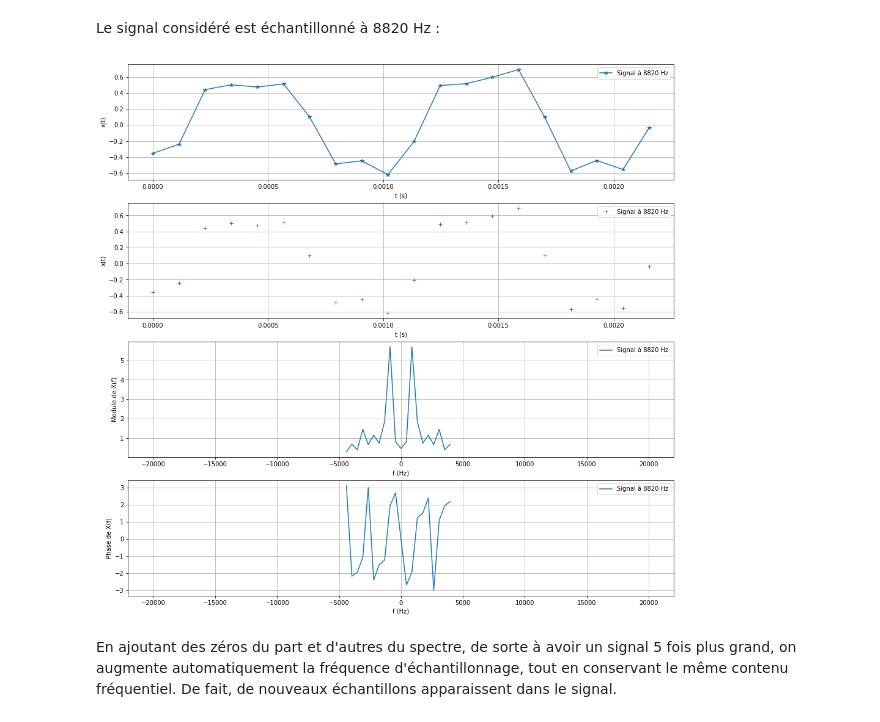
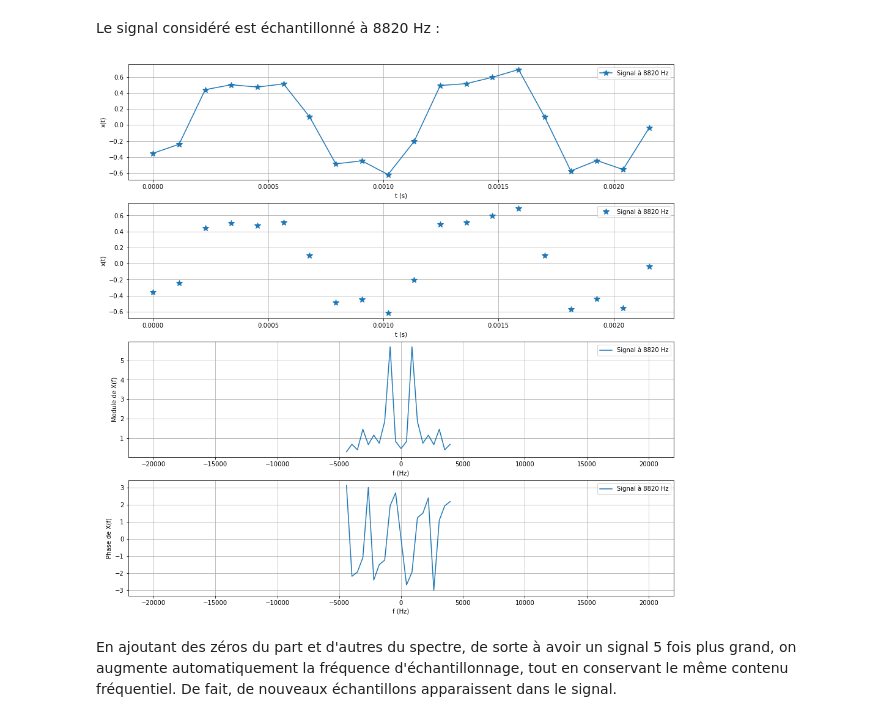
Before and after one commit to vincmazet/signal1, a Jupyter notebook: _sources/num/correc33.ipynb, the cells around one changed output. Cells and saved outputs as stored; diff of their text form; code cells hidden in the pictures.

```diff
--- a/_sources/num/correc33.ipynb
+++ b/_sources/num/correc33.ipynb
@@ -20,7 +20,7 @@ def myplot(temp, freq, Xmax):
 
     # Signal temporel (trait continu)
     for (t, x, m, lbl) in temp:
-        axs[0].plot(t, x, "-*", label=lbl)
+        axs[0].plot(t, x, "-*", label=lbl, markersize=10)
     axs[0].set_xlabel("t (s)")
     axs[0].set_ylabel("x(t)")
     axs[0].grid()
@@ -28,7 +28,7 @@ def myplot(temp, freq, Xmax):
 
     # Signal temporel (échantillons)
     for (t, x, m, lbl) in temp:
-        axs[1].plot(t, x, label=lbl, linestyle="None", marker=m)
+        axs[1].plot(t, x, label=lbl, linestyle="None", marker=m, markersize=10)
     axs[1].set_xlabel("t (s)")
     axs[1].set_ylabel("x(t)")
     axs[1].grid()
@@ -56,24 +56,24 @@ Le signal considéré est échantillonné à 8820 Hz :
 # %%
 # Signal temporel à 8820 Hz
 data = np.loadtxt("../_static/8820Hz.csv", delimiter=',')
 t1 = data[:,0]
 x1 = data[:,1]
 Te1 = t1[1] - t1[0]
 N1 = len(x1)
 
 # Spectre
 Fe1 = 1/Te1
 X1 = fft.fftshift(fft.fft(x1))
 k1 = np.arange(N1) - np.floor(N1/2)
 f1 = k1/Te1/N1
 
 # Affichage
 label = "Signal à 8820 Hz"
-temp.append([t1, x1, "+", label])
+temp.append([t1, x1, "*", label])
 freq.append([f1, X1, label])
 myplot(temp, freq, F/Te1/2)
 # %% [output]
-[figure, old version]
+[figure, new version]
 # %% [markdown]
 En ajoutant des zéros du part et d'autres du spectre, de sorte à avoir un signal 5 fois plus grand, on augmente automatiquement la fréquence d'échantillonnage, tout en conservant le même contenu fréquentiel. De fait, de nouveaux échantillons apparaissent dans le signal.
 # %%
```
Also changed, not shown: parts of 2 cells of this notebook, 59 other files.
